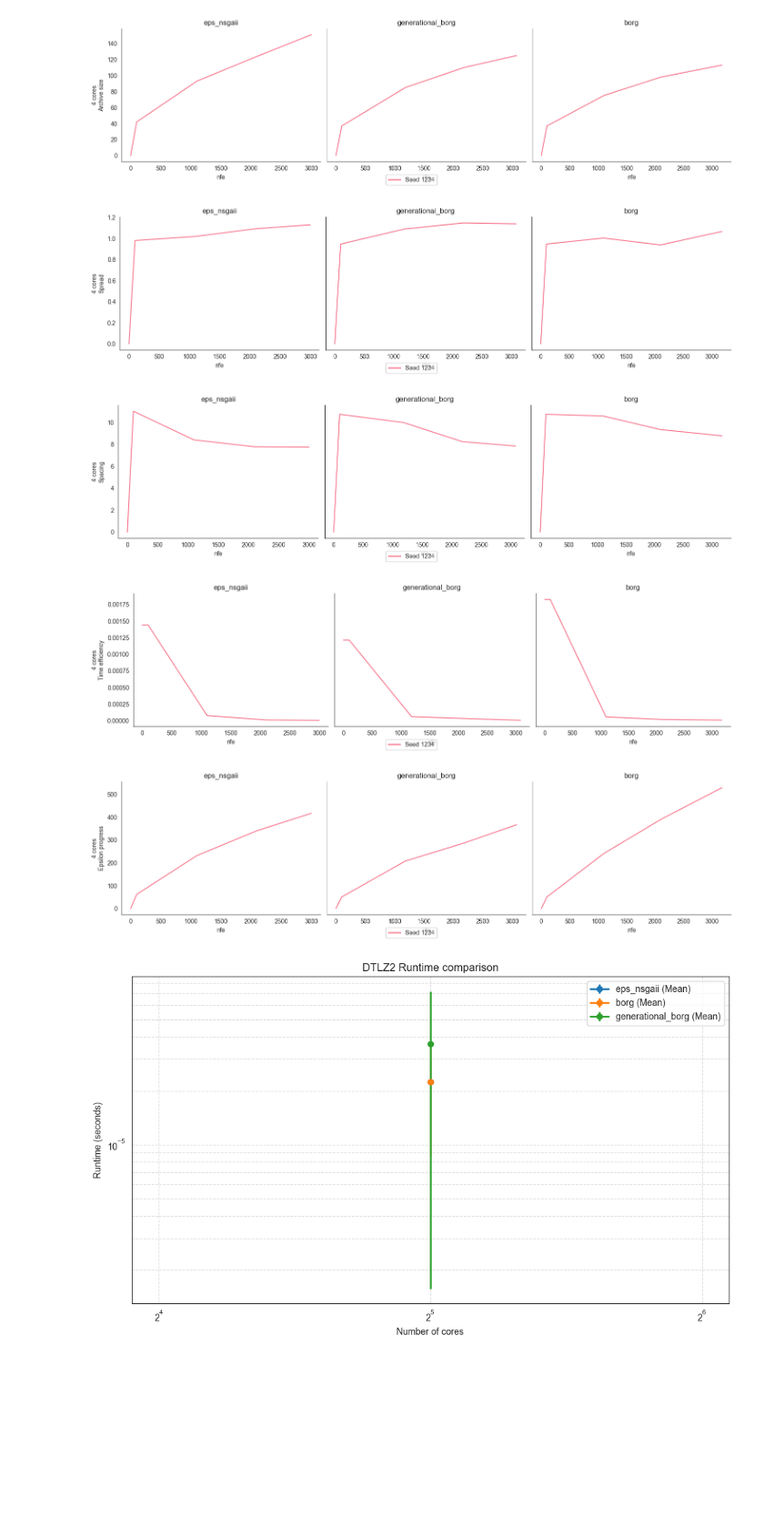
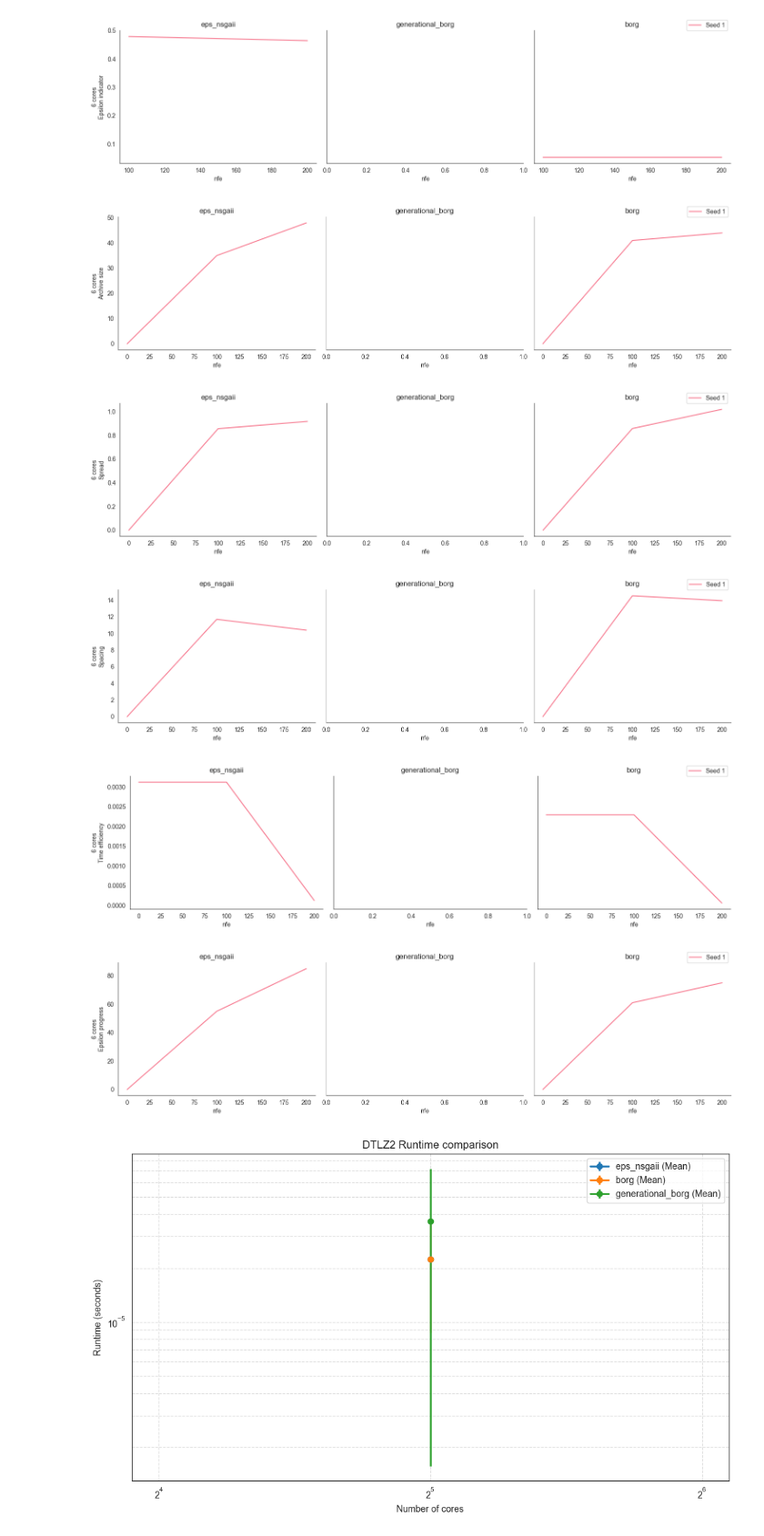
Before and after one commit to woutervdl/MOEA_convergence, a Jupyter notebook: Thesis/analysis.ipynb, the cells around one changed output. Shown: that part at 91% size. Saved outputs shown, nothing was run; the diff lists cells and outputs as text; code cells hidden in the pictures; blank space fills up the shorter version.

```diff
--- a/Thesis/analysis.ipynb
+++ b/Thesis/analysis.ipynb
@@ -4,10 +4,10 @@ from Thesis.util.hdf5_visualisation import *
 # %%
 problem_names = ['JUSTICE']#,'DTLZ3']#, 'JUSTICE']
 moeas = ['eps_nsgaii','generational_borg','borg']
-core_count = [4]
+core_count = [6]
 seeds = 1
 metric_names = ['hypervolume', 'generational_distance', 'epsilon_indicator',
                'archive_size', 'spread', 'spacing', 'time_efficiency', 'epsilon_progress']
 # %%
-plot_metrics_by_cores(problem_names[0], moeas, core_count, metric_names)
+plot_metrics_by_cores(problem_names[0], moeas, core_count, seeds, metric_names)
 # %% [output]
@@ -17,8 +17,9 @@ plot_metrics_by_cores(problem_names[0], moeas, core_count, metric_names)
-[figure, old version]
+[figure, new version]
-[figure, old version]
+[figure, new version]
-[figure, old version]
+[figure, new version]
-[figure, old version]
+[figure, new version]
-[figure, old version]
+[figure, new version]
+[figure, added]
 # %%
 plot_runtime_comparison(problem_names[0], moeas, core_count)
 # %% [output]
```
Also changed, not shown: parts of 2 cells of this notebook, 3 other files.
